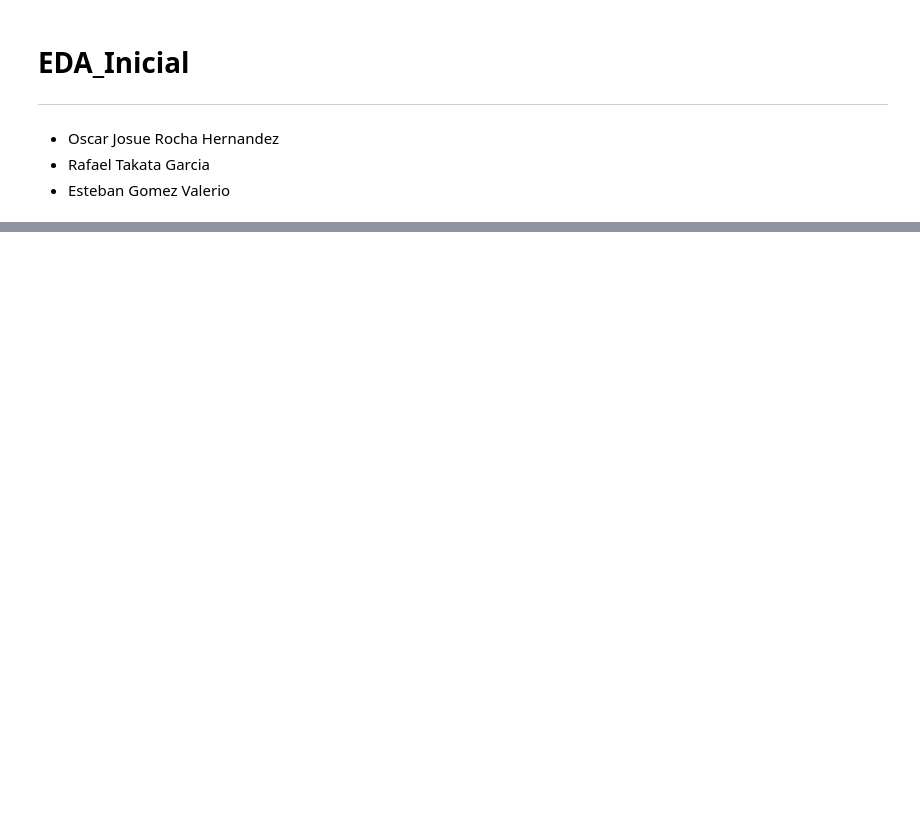
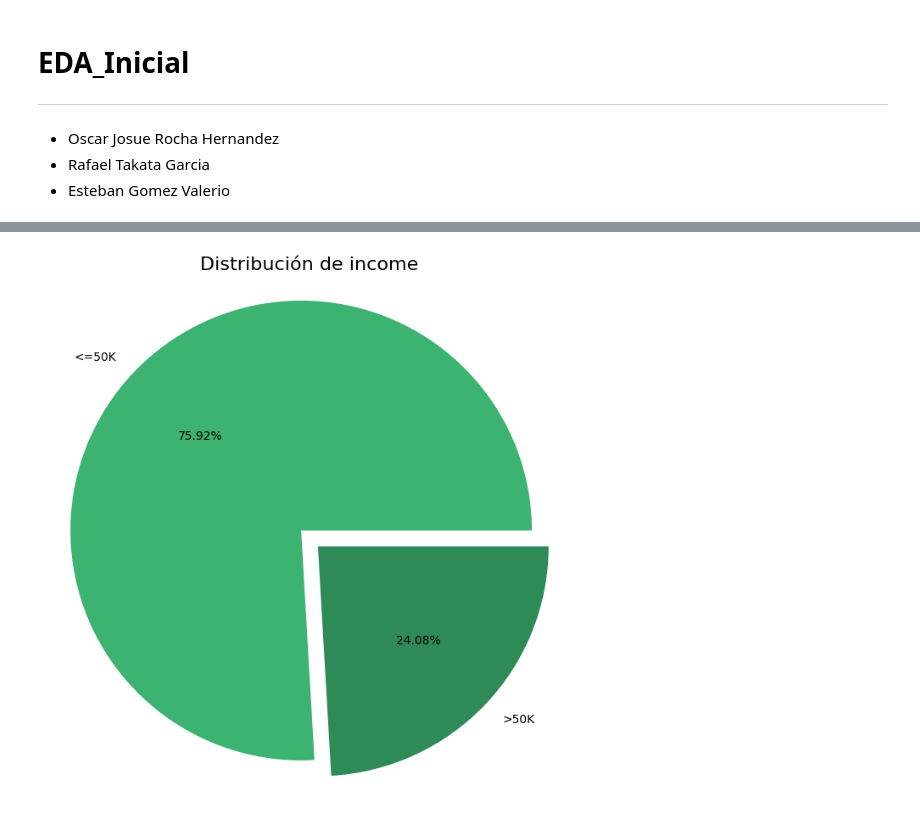
Before and after one commit to EstebanGomezVal/Data_Science_Final_Project, a Jupyter notebook: notebooks/01_eda_inicial.ipynb, the cells around one changed output, grey strips where cells are left out. Cells and saved outputs as stored; diff of their text form; code cells hidden in the pictures; blank space fills up the shorter version.

```diff
--- a/notebooks/01_eda_inicial.ipynb
+++ b/notebooks/01_eda_inicial.ipynb
@@ -19,0 +144,19 @@ import pandas as pd
+# %%
+# Datos
+counts = df['income'].value_counts()
+labels = counts.index
+
+# Gráfico de torta
+plt.figure(figsize=(8, 8))
+plt.pie(
+    counts,
+    labels=labels,
+    autopct='%1.2f%%',
+    colors=['mediumseagreen', 'seagreen'],
+    explode=(0.05, 0.05)
+)
+plt.title('Distribución de income', fontsize=16)
+plt.axis('equal')
+plt.show()
+# %% [output]
+[figure, added]
```
Also changed, not shown: parts of 16 cells of this notebook.
